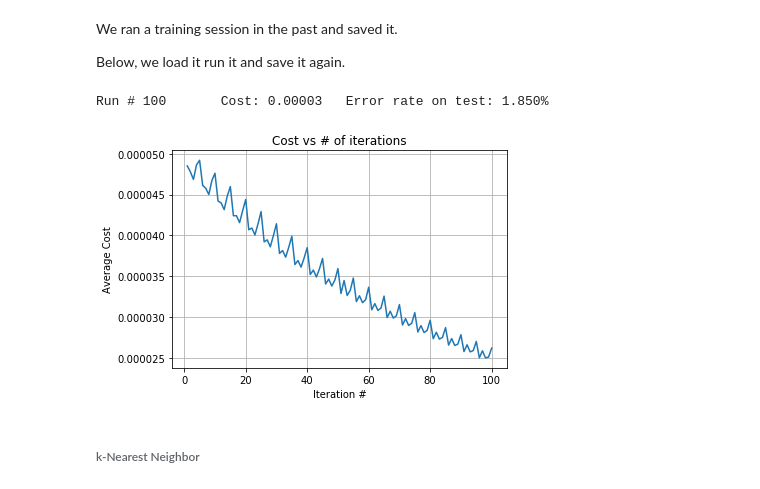
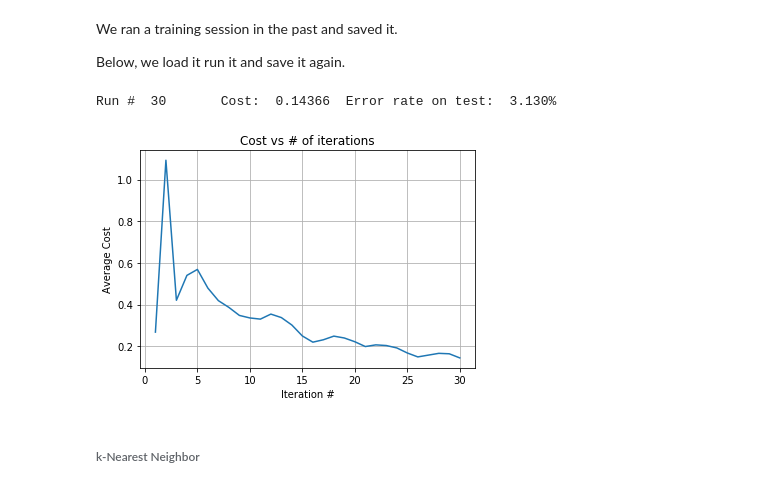
Before and after one commit to UstunYildirim/MNIST, a Jupyter notebook: Notebook.ipynb, the cells around one changed output. Drawn from its saved outputs; the diff is of its cells as text; code cells hidden in the pictures.

```diff
--- a/Notebook.ipynb
+++ b/Notebook.ipynb
@@ -25,7 +25,7 @@ Below, we load it run it and save it again.
 filePath = 'NN-2000-1500-1000-500-100-40-HU'
 nn2 = dataHandler.loadDataFromFile(filePath)
 # %%
-nn2 = training(nn2, iterations=100, batchSize=int(12000), plot=True)
+nn2 = training(nn2, iterations=30, batchSize=12000, plot=True)
 # %% [output]
-Run # 100       Cost: 0.00003   Error rate on test: 1.850%
+Run #  30       Cost:  0.14366  Error rate on test:  3.130%
-[figure, old version]
+[figure, new version]
```
Also changed, not shown: parts of 8 cells of this notebook, 6 other files.
